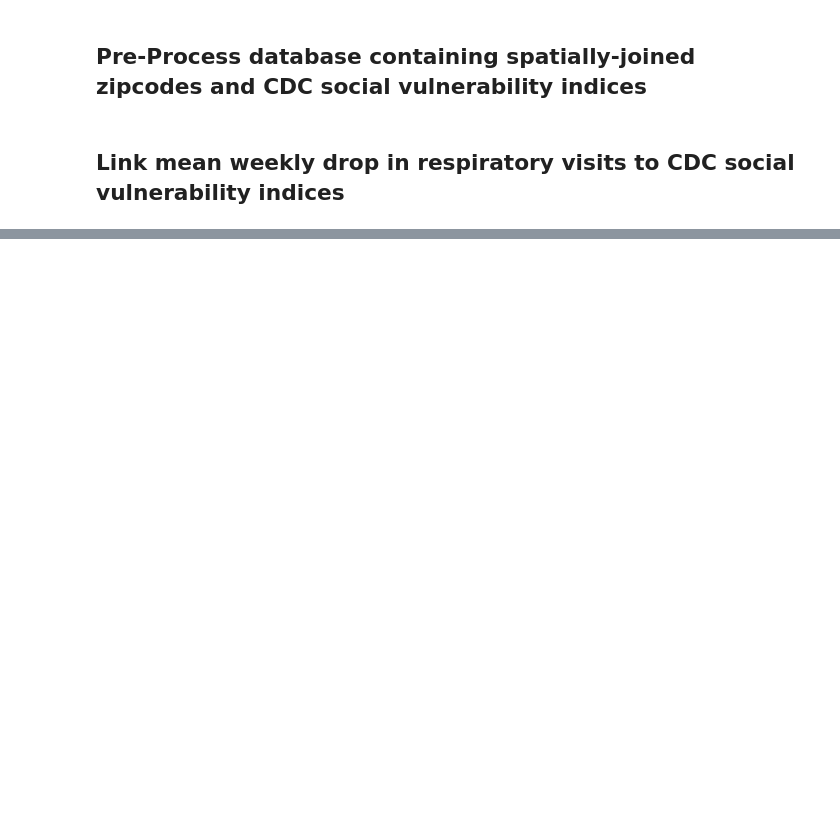
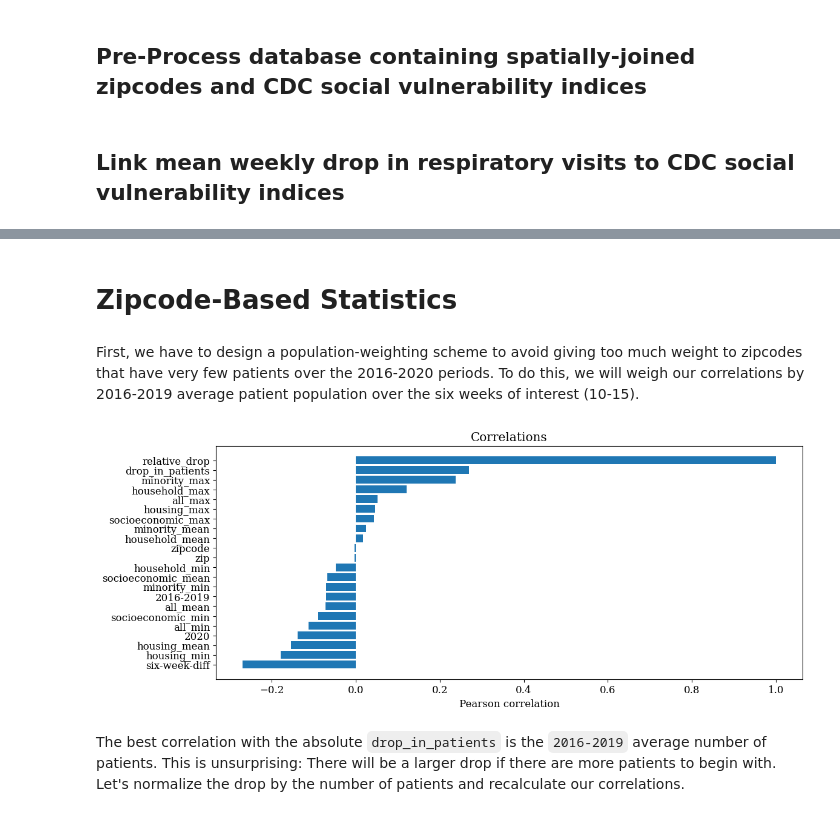
Before and after one commit to tbeucler/2023_SD_REP, a Jupyter notebook: Figures_Tables.ipynb, the cells around one changed output, grey strips where cells are left out. Drawn from its saved outputs; the diff is of its cells as text; code cells hidden in the pictures; blank space fills up the shorter version.

Commit message:
Automated Pearson correlation, weighted Pearson correlation, and visualization scripts

```diff
--- a/Figures_Tables.ipynb
+++ b/Figures_Tables.ipynb
@@ -42,3 +43,8 @@ import pandas as pd
 
 import simpledbf
 from simpledbf import Dbf5
+# %%
+#@title Change font type to match JAMA style
+
+# Font properties
+plt.rcParams['font.size'] = 12
@@ -142,0 +171,4 @@ svi_zip_diff = svi_zip.merge(diff, on='zip')
+# %% [markdown]
+# Zipcode-Based Statistics
+# %% [markdown]
+First, we have to design a population-weighting scheme to avoid giving too much weight to zipcodes that have very few patients over the 2016-2020 periods. To do this, we will weigh our correlations by 2016-2019 average patient population over the six weeks of interest (10-15).
@@ -143,3 +189,39 @@ svi_zip_diff = svi_zip.merge(diff, on='zip')
+# %%
+#@title Weighted correlation of `key_interest` with all keys in the dictionary
+def w_corr_dic(dic, key_interest, weighting_key=None):
+  w_corr_dic = {} # Initialize the dictionary
+  # Calculate weighted correlations; use uniform weightining if w_key argument is None
+  for key in dic.keys():
+    if weighting_key:
+      w_corr_dic[key] = w_corr(dic[key_interest], dic[key], dic[weighting_key])
+    else:
+      w_corr_dic[key] = w_corr(dic[key_interest], dic[key], dic[key_interest]**0)
+
+  return w_corr_dic
+# %%
+#@title Plotting routines for correlations
+def plot_correlations(correlation_dictionary):
+  fig,ax = plt.subplots(figsize=(12.5,5))
+  # Sort correlations
+  cor_sorted = sorted(correlation_dictionary.items(), key=lambda x: x[1])
+  # extract labels and values
+  labels = [value[0] for value in cor_sorted]
+  values = [value[1] for value in cor_sorted]
+
+  # create a horizontal bar plot
+  plt.barh(labels, values)
+
+  # add labels and title
+  plt.xlabel('Pearson correlation')
+  plt.title('Correlations')
+
+  return fig,ax
+# %%
+plot_correlations(w_corr_dic(dic = svi_zip_diff,
+                             key_interest = 'relative_drop',
+                             weighting_key= None));
+# %% [output]
+[figure, added]
 # %%
 # Find the column that anti-correlates best with the 'diff' column
 # Use Pearson correlation coefficient to find the column that correlates best with 'diff'
@@ -148,0 +233,2 @@ best_corr = corr_matrix['drop_in_patients'].sort_values(ascending=False)
+# %% [markdown]
+The best correlation with the absolute `drop_in_patients` is the `2016-2019` average number of patients. This is unsurprising: There will be a larger drop if there are more patients to begin with. Let's normalize the drop by the number of patients and recalculate our correlations.
```
Also changed, not shown: parts of 17 cells of this notebook.
